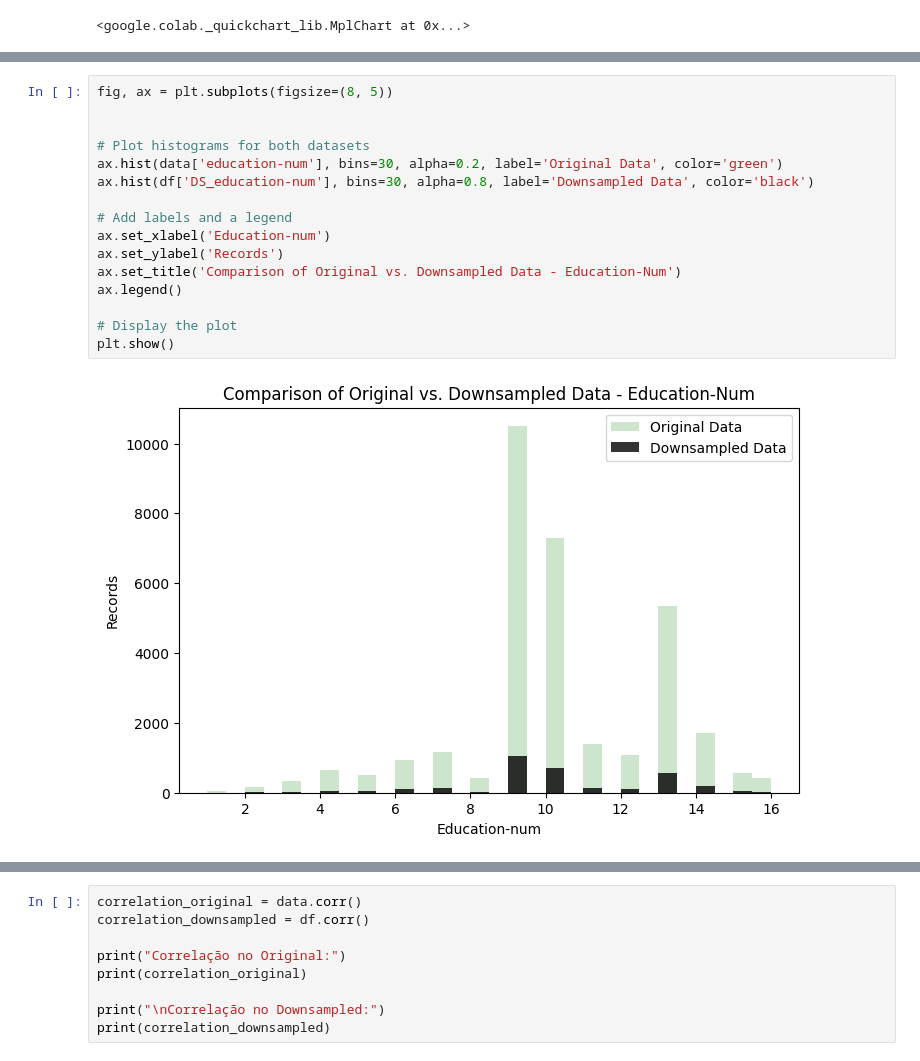
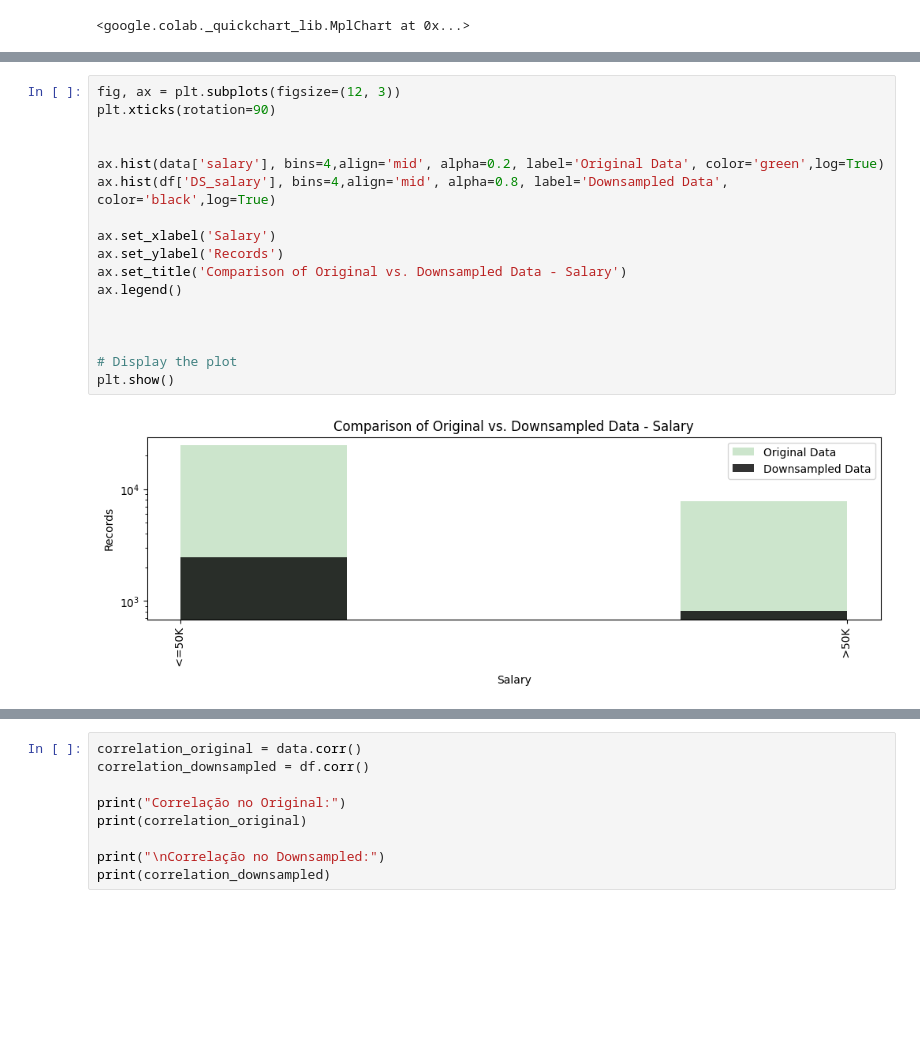
Before and after one commit to AgeuLong/Downsample_Coresets, a Jupyter notebook: Downsample.ipynb, the cells around one changed output, grey strips where cells are left out. Saved outputs shown, nothing was run; the diff lists cells and outputs as text; blank space fills up the shorter version.

```diff
--- a/Downsample.ipynb
+++ b/Downsample.ipynb
@@ -450,18 +618,19 @@ plt.show()
 # %%
-fig, ax = plt.subplots(figsize=(8, 5))
+fig, ax = plt.subplots(figsize=(12, 3))
+plt.xticks(rotation=90)
 
 
-# Plot histograms for both datasets
-ax.hist(data['education-num'], bins=30, alpha=0.2, label='Original Data', color='green')
-ax.hist(df['DS_education-num'], bins=30, alpha=0.8, label='Downsampled Data', color='black')
+ax.hist(data['salary'], bins=4,align='mid', alpha=0.2, label='Original Data', color='green',log=True)
+ax.hist(df['DS_salary'], bins=4,align='mid', alpha=0.8, label='Downsampled Data', color='black',log=True)
 
-# Add labels and a legend
-ax.set_xlabel('Education-num')
+ax.set_xlabel('Salary')
 ax.set_ylabel('Records')
-ax.set_title('Comparison of Original vs. Downsampled Data - Education-Num')
+ax.set_title('Comparison of Original vs. Downsampled Data - Salary')
 ax.legend()
+
+
 
 # Display the plot
 plt.show()
 # %% [output]
-[figure, old version]
+[figure, new version]
```
Also changed, not shown: parts of 31 cells of this notebook.
